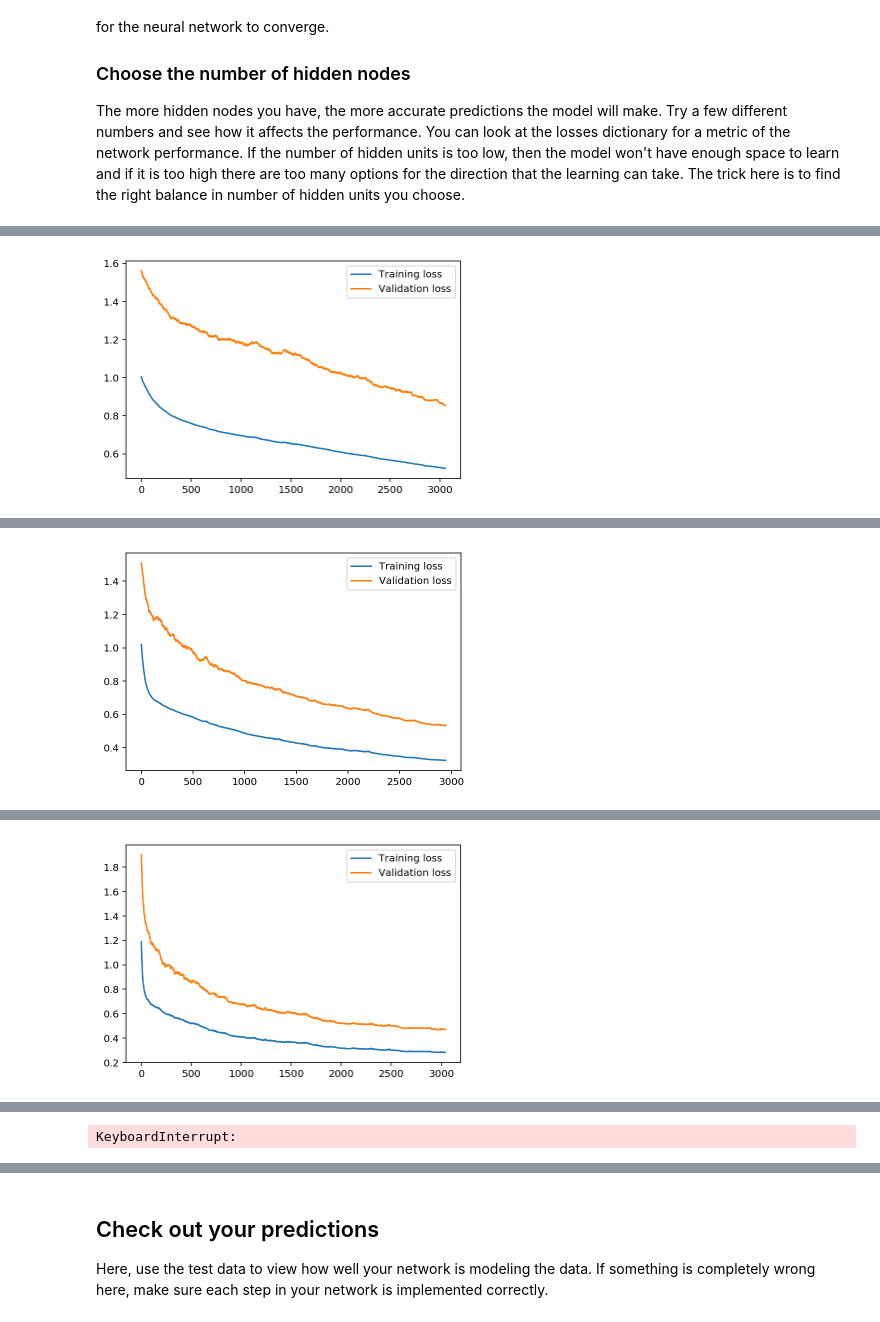
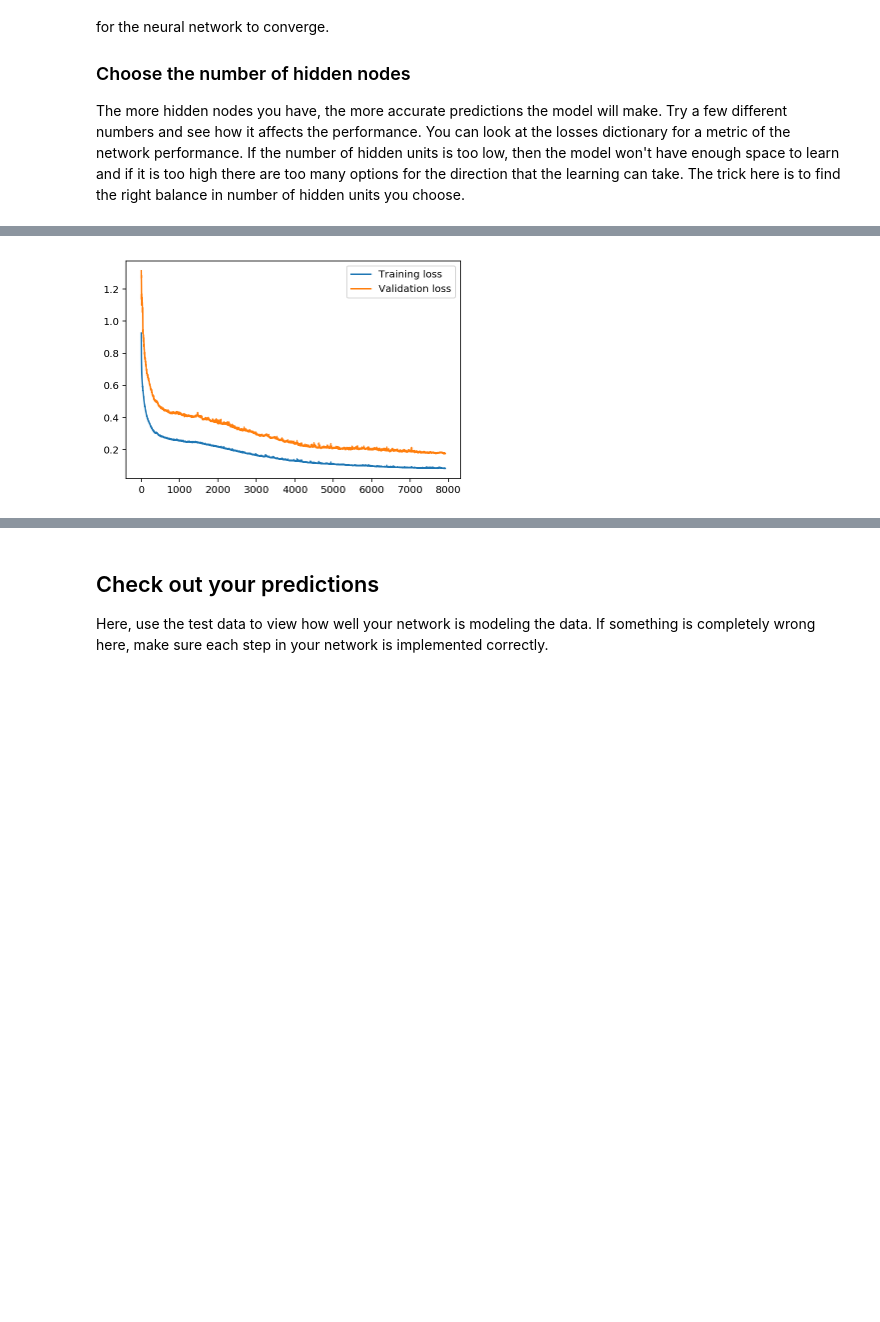
Before and after one commit to BillMatthews/UdacityDL_Project1, a Jupyter notebook: DLND_Your_first_neural_network.ipynb, the cells around one changed output, grey strips where cells are left out. Drawn from its saved outputs; the diff is of its cells as text; code cells hidden in the pictures; blank space fills up the shorter version.

Commit message:
Updated notebook and html report based on latest test runs

```diff
--- a/DLND_Your_first_neural_network.ipynb
+++ b/DLND_Your_first_neural_network.ipynb
@@ -333,13 +406,13 @@ def plot_losses(losses):
 #  This doesn't seem to help much as a current good combination tends to generate small differences
 # in the continous value for example 0.1 to 0.098 which does not really contribute much to improving the overall loss
 
-max_iterations = 40
-lr_options_list = np.arange(0.1, 1.5 ,0.1)
+max_iterations = 20
+lr_options_list = np.arange(1.15, 1.25 ,0.01)
 lr_options = [s for s in lr_options_list if s != 0.] # Get rid of the zero LR
-hn_options = np.arange(10, 50, 10)
-iter_options = np.arange(2000, 10000, 2000)
+hn_options = np.arange(8, 15, 20)
+iter_options = np.arange(6000, 12000, 1000)
 
-best_validation_result = 999.9
+best_validation_result = 0.154984732436
 
 
 for i in range(max_iterations):
@@ -419,12 +478,12 @@ KeyboardInterrupt:
 # %%
-# Random Search for hyper parameters (based on http://www.jmlr.org/papers/volume13/bergstra12a/bergstra12a.pdf)
+# Random Search around the current best to see if we can improve on the previous
 max_iterations = 20
-lr_search_space = [0.001, 1.5]
-hn_search_space = [3, 50]
-iter_search_space = [2000, 15000]
+lr_search_space = [1.3, 1.1]
+hn_search_space = [8, 20]
+iter_search_space = [6000, 12000]
 search_range = 0.2 # Seach no further than 20% of the total range from the best point
 
-best_validation_result = 999.9
+best_validation_result = 0.154984732436
 
 
 def generate_float_random_param(x_min, x_max):
@@ -495 +568 @@ Progress: 98.3% ... Training loss: 0.527 ... Validation loss: 0.865
-[figure, old version]
+[figure, new version]
@@ -499 +568,0 @@ Progress: 98.4% ... Training loss: 0.324 ... Validation loss: 0.534
-[figure, removed]
@@ -503 +568,0 @@ Progress: 98.7% ... Training loss: 0.284 ... Validation loss: 0.472
-[figure, removed]
@@ -506 +568,0 @@ Progress: 81.5% ... Training loss: 0.297 ... Validation loss: 0.488
-KeyboardInterrupt:
```
Also changed, not shown: parts of 9 cells of this notebook, 1 other file.
